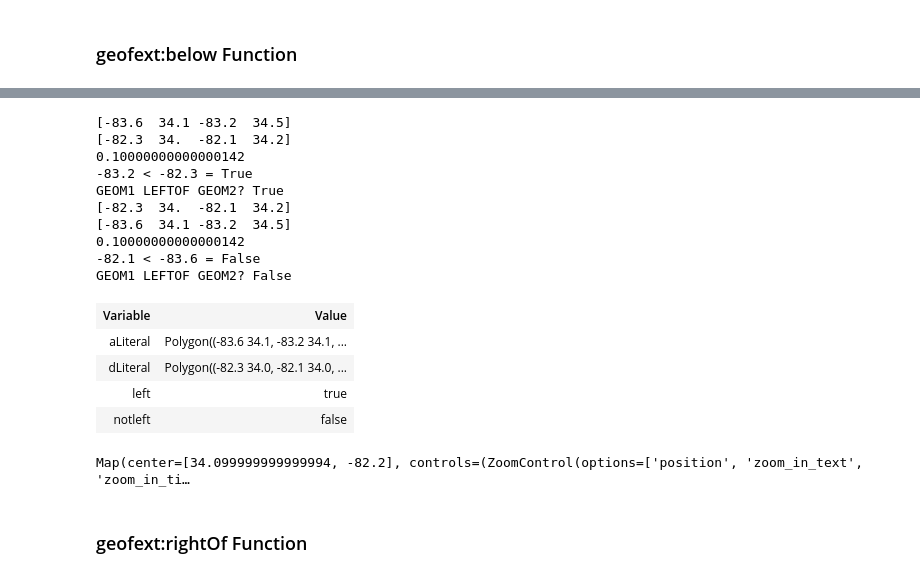
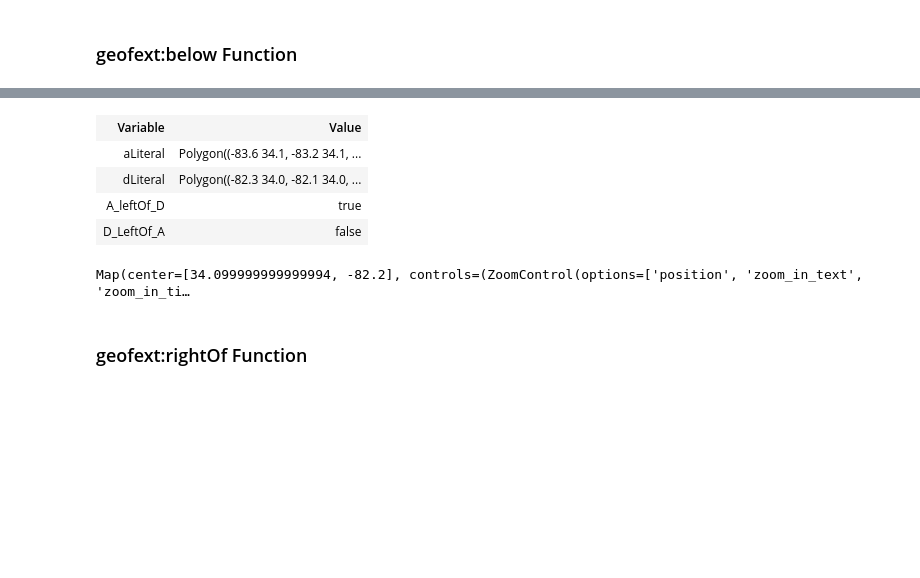
Before and after one commit to situx/rdflib-geosparql, a Jupyter notebook: GeoSPARQLExt.ipynb, the cells around one changed output, grey strips where cells are left out. Drawn from its saved outputs; the diff is of its cells as text; code cells hidden in the pictures; blank space fills up the shorter version.

```diff
--- a/GeoSPARQLExt.ipynb
+++ b/GeoSPARQLExt.ipynb
@@ -330,36 +304,26 @@ Map(center=[33.1, -83.19999999999997], controls=(ZoomControl(options=['position'
 # %%
 processQueryResults(g.query(
 """
 PREFIX my: <http://example.org/ApplicationSchema#>
 PREFIX geo: <"""+str(GEO)+""">
 PREFIX geof: <"""+str(GEOFEXT)+""">
 PREFIX xsd: <http://www.w3.org/2001/XMLSchema#>
-SELECT ?aLiteral ?dLiteral (xsd:boolean(?leftt) as ?left) (xsd:boolean(?nleftt) as ?notleft)
+SELECT ?aLiteral ?dLiteral (xsd:boolean(?leftt) as ?A_leftOf_D) (xsd:boolean(?nleftt) as ?D_LeftOf_A)
 WHERE {
   my:A geo:hasDefaultGeometry ?aGeom .
   ?aGeom geo:asWKT ?aLiteral .
   BIND("Polygon((-82.3 34.0, -82.1 34.0, -82.1 34.2, -82.3 34.2, -82.3 34.0))"^^geo:wktLiteral AS ?dLiteral)
   BIND (geof:leftOf(?aLiteral, ?dLiteral) as ?leftt)
   BIND (geof:leftOf(?dLiteral, ?aLiteral) as ?nleftt)
 }
 """),["aLiteral","dLiteral"],None)
 # %% [output]
+| Variable | Value |
+| aLiteral | Polygon((-83.6 34.1, -83.2 34.1, ... |
+| dLiteral | Polygon((-82.3 34.0, -82.1 34.0, ... |
+| A_leftOf_D | true |
+| D_LeftOf_A | false |
-[-83.6  34.1 -83.2  34.5]
-[-82.3  34.  -82.1  34.2]
-0.10000000000000142
--83.2 < -82.3 = True
-GEOM1 LEFTOF GEOM2? True
-[-82.3  34.  -82.1  34.2]
-[-83.6  34.1 -83.2  34.5]
-0.10000000000000142
--82.1 < -83.6 = False
-GEOM1 LEFTOF GEOM2? False
+Map(center=[34.099999999999994, -82.2], controls=(ZoomControl(options=['position', 'zoom_in_text', 'zoom_in_ti…
-| Variable | Value |
-| aLiteral | Polygon((-83.6 34.1, -83.2 34.1, ... |
-| dLiteral | Polygon((-82.3 34.0, -82.1 34.0, ... |
-| left | true |
-| notleft | false |
-Map(center=[34.099999999999994, -82.2], controls=(ZoomControl(options=['position', 'zoom_in_text', 'zoom_in_ti…
 # %% [markdown]
 ### geofext:rightOf Function
 # %%
```
Also changed, not shown: parts of 50 cells of this notebook, 4 other files.
